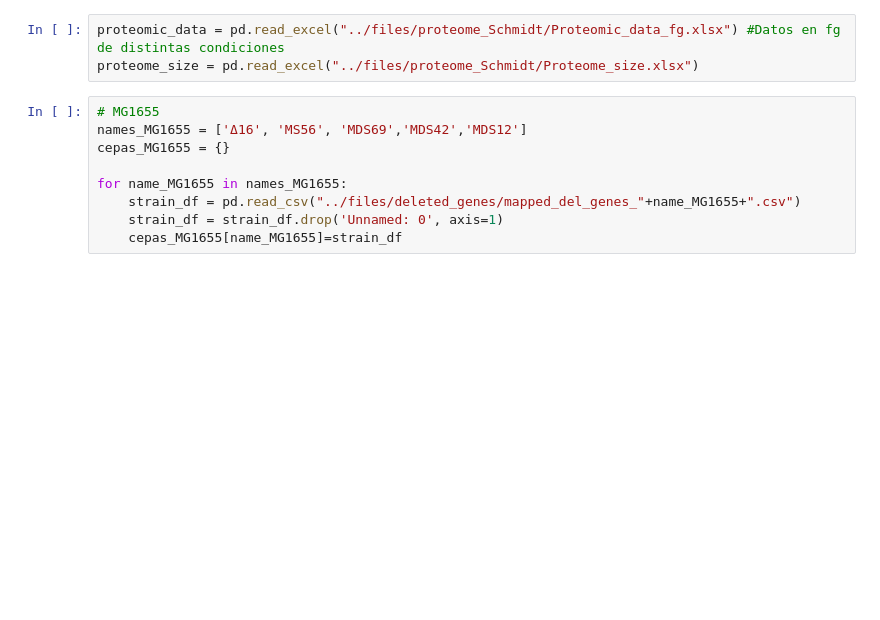
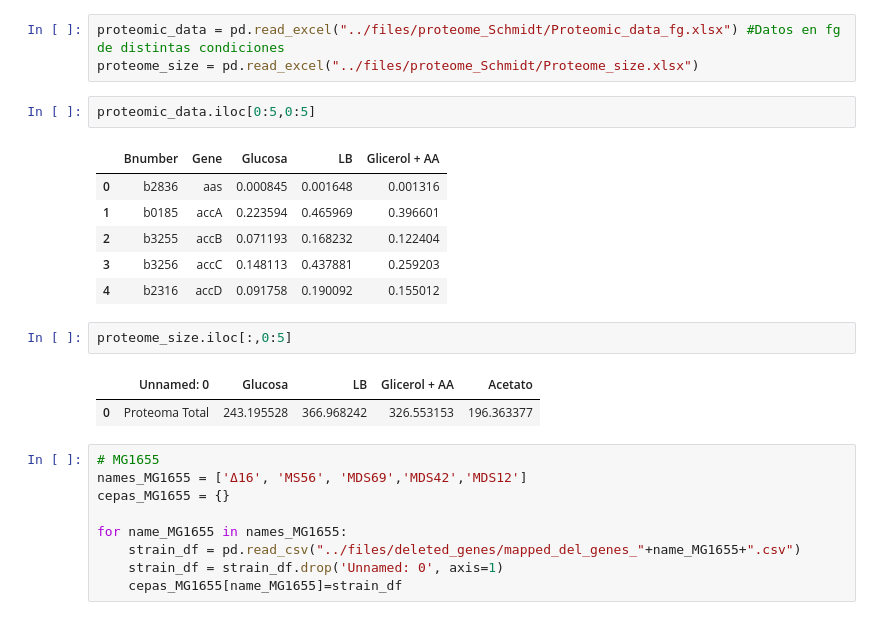
Before and after one commit to utrillalab/Cell_Resource_Minimization_Strategies, a Jupyter notebook: src/Genome_vs_proteome.ipynb, the cells around one changed output. Drawn from its saved outputs; the diff is of its cells as text; blank space fills up the shorter version.

Commit message:
Notebook de proteoma a grandes rasgos

```diff
--- a/src/Genome_vs_proteome.ipynb
+++ b/src/Genome_vs_proteome.ipynb
@@ -130,6 +129,20 @@ Genes
 # %%
 proteomic_data = pd.read_excel("../files/proteome_Schmidt/Proteomic_data_fg.xlsx") #Datos en fg  de distintas condiciones
 proteome_size = pd.read_excel("../files/proteome_Schmidt/Proteome_size.xlsx")
+# %%
+proteomic_data.iloc[0:5,0:5]
+# %% [output]
+|  | Bnumber | Gene | Glucosa | LB | Glicerol + AA |
+| 0 | b2836 | aas | 0.000845 | 0.001648 | 0.001316 |
+| 1 | b0185 | accA | 0.223594 | 0.465969 | 0.396601 |
+| 2 | b3255 | accB | 0.071193 | 0.168232 | 0.122404 |
+| 3 | b3256 | accC | 0.148113 | 0.437881 | 0.259203 |
+| 4 | b2316 | accD | 0.091758 | 0.190092 | 0.155012 |
+# %%
+proteome_size.iloc[:,0:5]
+# %% [output]
+|  | Unnamed: 0 | Glucosa | LB | Glicerol + AA | Acetato |
+| 0 | Proteoma Total | 243.195528 | 366.968242 | 326.553153 | 196.363377 |
 # %%
 # MG1655
 names_MG1655 = ['Δ16', 'MS56', 'MDS69','MDS42','MDS12']
```
Also changed, not shown: parts of 40 cells of this notebook, 1 other file.
